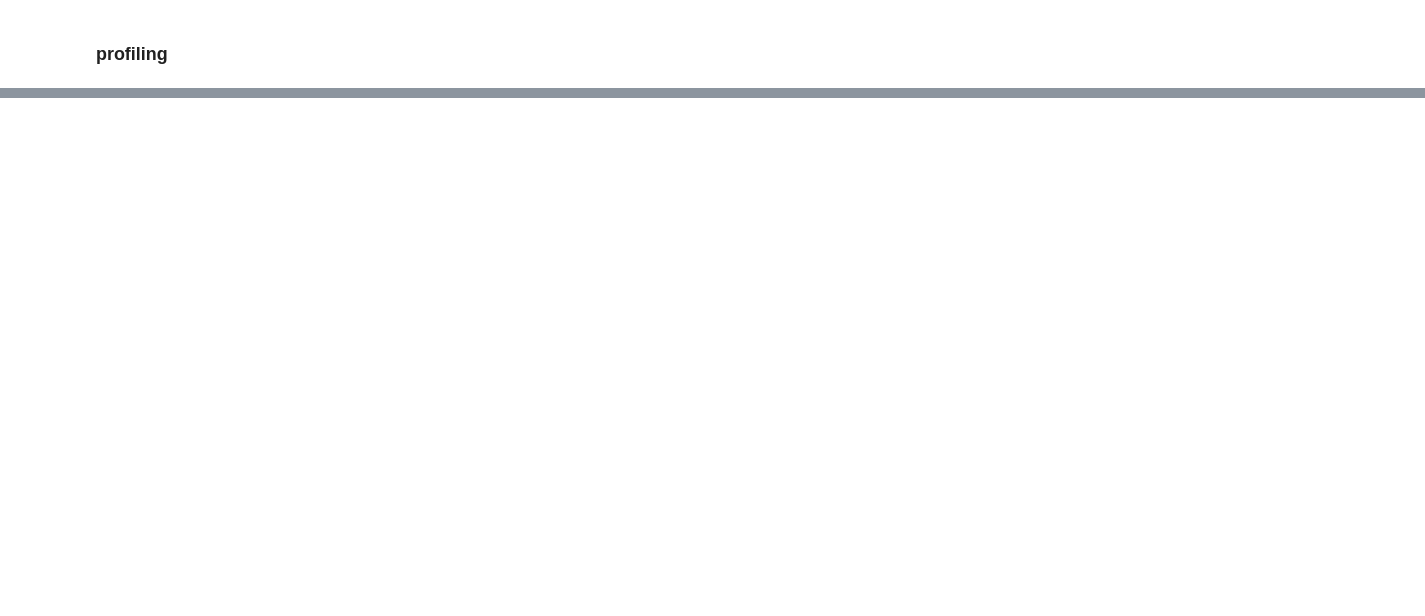
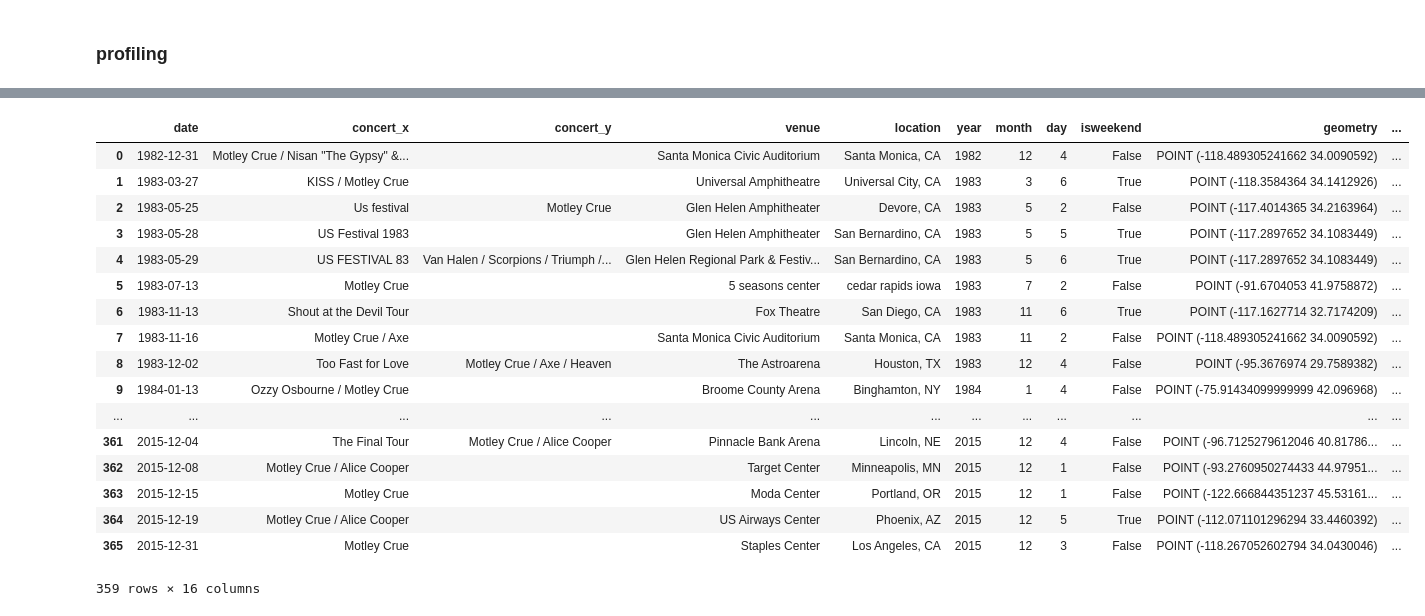
Before and after one commit to harrisonscottm/80s-metal, a Jupyter notebook: segmentation-of-concerts/code/segmentation-of-concerts.ipynb, the cells around one changed output, grey strips where cells are left out. Saved outputs shown, nothing was run; the diff lists cells and outputs as text; code cells hidden in the pictures; blank space fills up the shorter version.

```diff
--- a/segmentation-of-concerts/code/segmentation-of-concerts.ipynb
+++ b/segmentation-of-concerts/code/segmentation-of-concerts.ipynb
@@ -96,0 +271,7 @@ NameError: name 'geopandas' is not defined
+# %%
+# calculate distance from Whisky-a-Go-Go
+origin = geopandas.tools.geocode('Whisky a Go Go, West Hollywood, LA', provider="nominatim")
+orig_lon = origin.geometry.x
+orig_lat = origin.geometry.y
+df['distance'] = df.apply(lambda x: haversine((orig_lat, orig_lon),(x['latitude'], x['longitude'])), axis=1)
+df.head()
@@ -96,0 +285,7 @@ NameError: name 'geopandas' is not defined
+# %%
+# create numpy array
+df['days_since_1980'] = (df['date'] - datetime(1980, 1, 1)).dt.days
+df = df[df['latitude'].notnull()]
+#X_raw = np.array(df[['days_since_1980', 'year', 'day', 'isweekend', 'latitude', 'longitude', 'distance']])
+X_raw = np.array(df[['days_since_1980', 'latitude', 'longitude']])
+X_raw
@@ -96,0 +300,4 @@ NameError: name 'geopandas' is not defined
+# %%
+# normalise array
+X = normalize(X_raw, axis=0, norm='max')
+X
@@ -96,0 +338,5 @@ NameError: name 'geopandas' is not defined
+# %%
+# create final segments
+clusterer = KMeans(n_clusters=4)
+df['cluster'] = clusterer.fit_predict(X)
+df.head()
@@ -98,0 +359,22 @@ NameError: name 'geopandas' is not defined
+# %%
+# summarise by segment
+df
+# %% [output]
+|  | date | concert_x | concert_y | venue | location | year | month | day | isweekend | geometry | ... |
+| 0 | 1982-12-31 | Motley Crue / Nisan "The Gypsy" &... |  | Santa Monica Civic Auditorium | Santa Monica, CA | 1982 | 12 | 4 | False | POINT (-118.489305241662 34.0090592) | ... |
+| 1 | 1983-03-27 | KISS / Motley Crue |  | Universal Amphitheatre | Universal City, CA | 1983 | 3 | 6 | True | POINT (-118.3584364 34.1412926) | ... |
+| 2 | 1983-05-25 | Us festival | Motley Crue | Glen Helen Amphitheater | Devore, CA | 1983 | 5 | 2 | False | POINT (-117.4014365 34.2163964) | ... |
+| 3 | 1983-05-28 | US Festival 1983 |  | Glen Helen Amphitheater | San Bernardino, CA | 1983 | 5 | 5 | True | POINT (-117.2897652 34.1083449) | ... |
+| 4 | 1983-05-29 | US FESTIVAL 83 | Van Halen / Scorpions / Triumph /... | Glen Helen Regional Park & Festiv... | San Bernardino, CA | 1983 | 5 | 6 | True | POINT (-117.2897652 34.1083449) | ... |
+| 5 | 1983-07-13 | Motley Crue |  | 5 seasons center | cedar rapids iowa | 1983 | 7 | 2 | False | POINT (-91.6704053 41.9758872) | ... |
+| 6 | 1983-11-13 | Shout at the Devil Tour |  | Fox Theatre | San Diego, CA | 1983 | 11 | 6 | True | POINT (-117.1627714 32.7174209) | ... |
+| 7 | 1983-11-16 | Motley Crue / Axe |  | Santa Monica Civic Auditorium | Santa Monica, CA | 1983 | 11 | 2 | False | POINT (-118.489305241662 34.0090592) | ... |
+| 8 | 1983-12-02 | Too Fast for Love | Motley Crue / Axe / Heaven | The Astroarena | Houston, TX | 1983 | 12 | 4 | False | POINT (-95.3676974 29.7589382) | ... |
+| 9 | 1984-01-13 | Ozzy Osbourne / Motley Crue |  | Broome County Arena | Binghamton, NY | 1984 | 1 | 4 | False | POINT (-75.91434099999999 42.096968) | ... |
+| ... | ... | ... | ... | ... | ... | ... | ... | ... | ... | ... | ... |
+| 361 | 2015-12-04 | The Final Tour | Motley Crue / Alice Cooper | Pinnacle Bank Arena | Lincoln, NE | 2015 | 12 | 4 | False | POINT (-96.7125279612046 40.81786... | ... |
+| 362 | 2015-12-08 | Motley Crue / Alice Cooper |  | Target Center | Minneapolis, MN | 2015 | 12 | 1 | False | POINT (-93.2760950274433 44.97951... | ... |
+| 363 | 2015-12-15 | Motley Crue |  | Moda Center | Portland, OR | 2015 | 12 | 1 | False | POINT (-122.666844351237 45.53161... | ... |
+| 364 | 2015-12-19 | Motley Crue / Alice Cooper |  | US Airways Center | Phoenix, AZ | 2015 | 12 | 5 | True | POINT (-112.071101296294 33.4460392) | ... |
+| 365 | 2015-12-31 | Motley Crue |  | Staples Center | Los Angeles, CA | 2015 | 12 | 3 | False | POINT (-118.267052602794 34.0430046) | ... |
+359 rows × 16 columns
```
Also changed, not shown: parts of 16 cells of this notebook, 2 other files.
